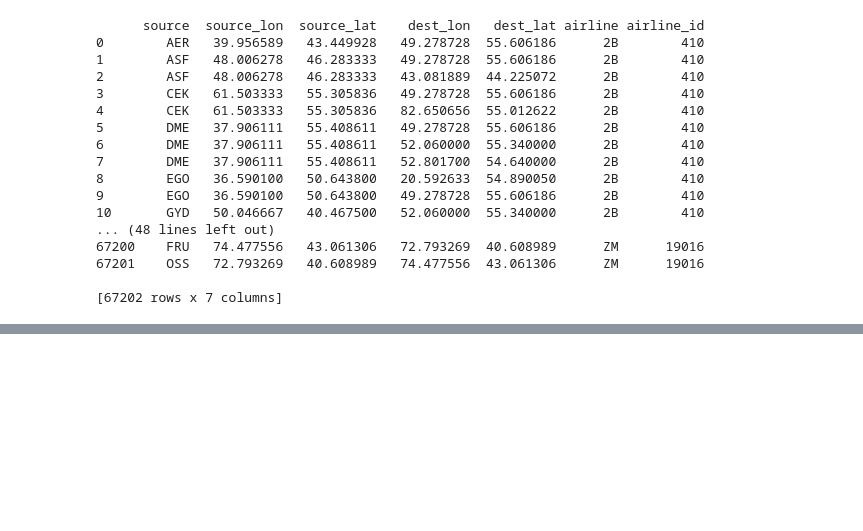
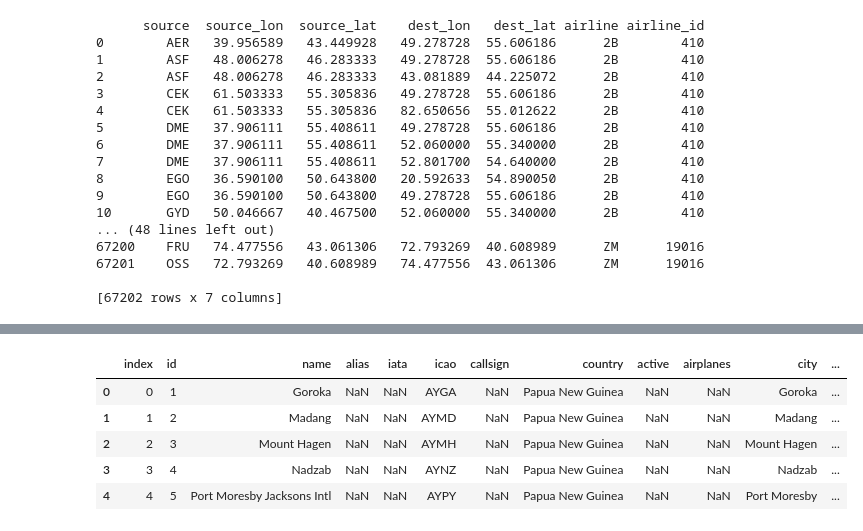
Before and after one commit to nusharama/ETL-Project, a Jupyter notebook: airports-flights-data.ipynb, the cells around one changed output, grey strips where cells are left out. Cells and saved outputs as stored; diff of their text form; code cells hidden in the pictures; blank space fills up the shorter version.

```diff
--- a/airports-flights-data.ipynb
+++ b/airports-flights-data.ipynb
@@ -554,0 +605,3 @@ print(routes_df)
+# %%
+airports_df.append(routes_df, sort="False")
+airports_df.dropna()
@@ -554,0 +615,9 @@ print(routes_df)
+# %%
+pd.merge(airlines_df, airports_df, how='right')
+# %% [output]
+|  | index | id | name | alias | iata | icao | callsign | country | active | airplanes | city | ... |
+| 0 | 0 | 1 | Goroka | NaN | NaN | AYGA | NaN | Papua New Guinea | NaN | NaN | Goroka | ... |
+| 1 | 1 | 2 | Madang | NaN | NaN | AYMD | NaN | Papua New Guinea | NaN | NaN | Madang | ... |
+| 2 | 2 | 3 | Mount Hagen | NaN | NaN | AYMH | NaN | Papua New Guinea | NaN | NaN | Mount Hagen | ... |
+| 3 | 3 | 4 | Nadzab | NaN | NaN | AYNZ | NaN | Papua New Guinea | NaN | NaN | Nadzab | ... |
+| 4 | 4 | 5 | Port Moresby Jacksons Intl | NaN | NaN | AYPY | NaN | Papua New Guinea | NaN | NaN | Port Moresby | ... |
```
Also changed, not shown: parts of 8 cells of this notebook.
